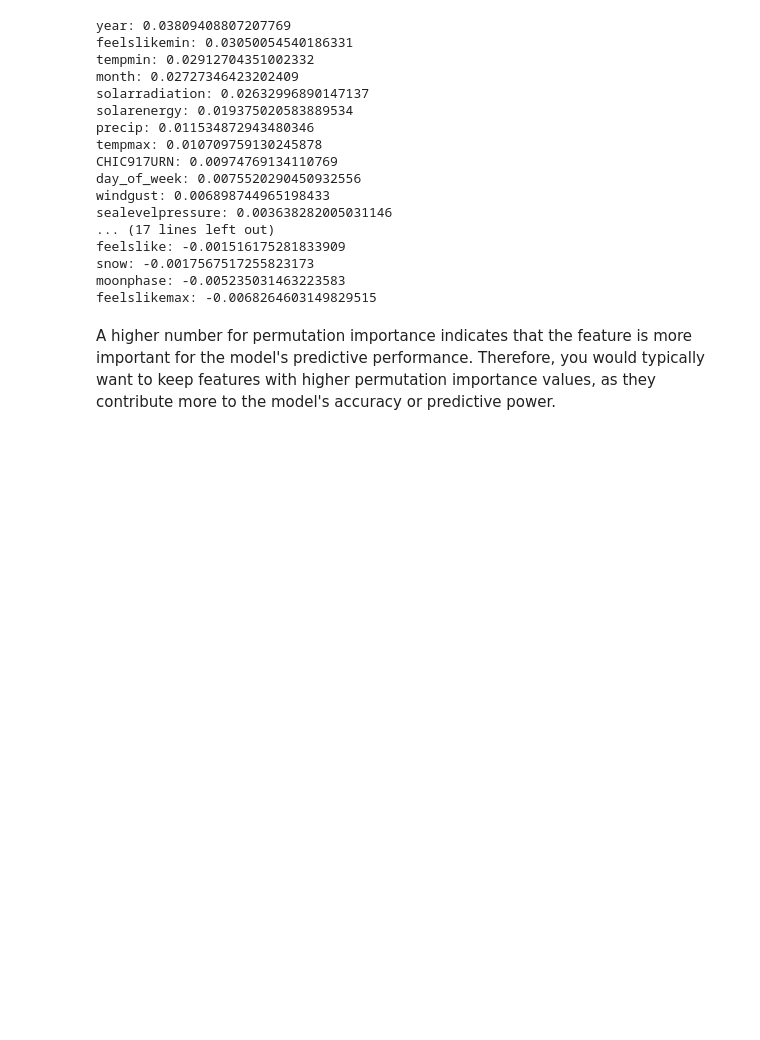
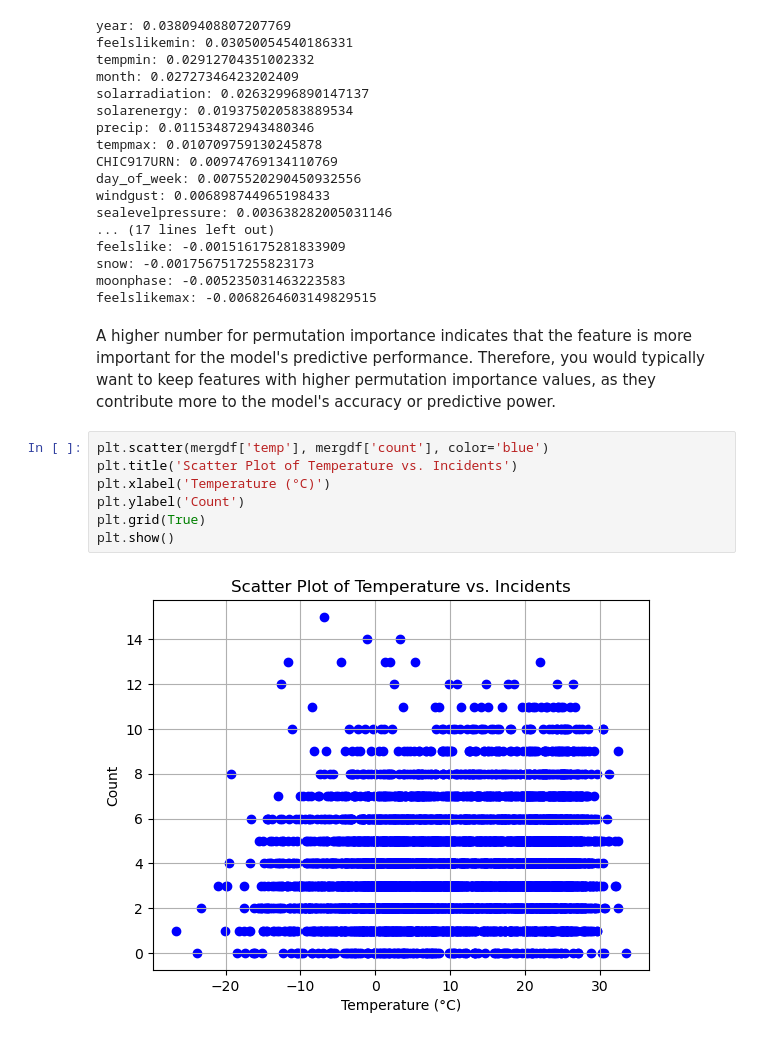
Before and after one commit to camilla47/CrimeCaseStudy, a Jupyter notebook: camilla_eda.ipynb, the cells around one changed output. Cells and saved outputs as stored; diff of their text form; blank space fills up the shorter version.

Commit message:
adding some unhelpful graphs

```diff
--- a/camilla_eda.ipynb
+++ b/camilla_eda.ipynb
@@ -177,3 +144,12 @@ moonphase: -0.005235031463223583
 feelslikemax: -0.0068264603149829515
 # %% [markdown]
 A higher number for permutation importance indicates that the feature is more important for the model's predictive performance. Therefore, you would typically want to keep features with higher permutation importance values, as they contribute more to the model's accuracy or predictive power.
+# %%
+plt.scatter(mergdf['temp'], mergdf['count'], color='blue')
+plt.title('Scatter Plot of Temperature vs. Incidents')
+plt.xlabel('Temperature (°C)')
+plt.ylabel('Count')
+plt.grid(True)
+plt.show()
+# %% [output]
+[figure, added]
```
Also changed, not shown: parts of 7 cells of this notebook.
